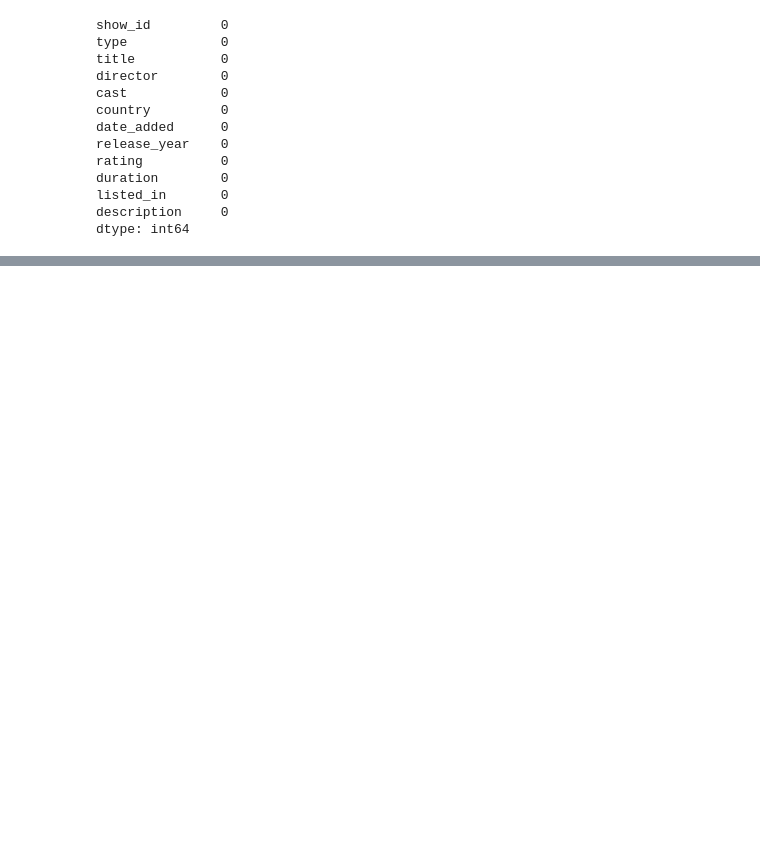
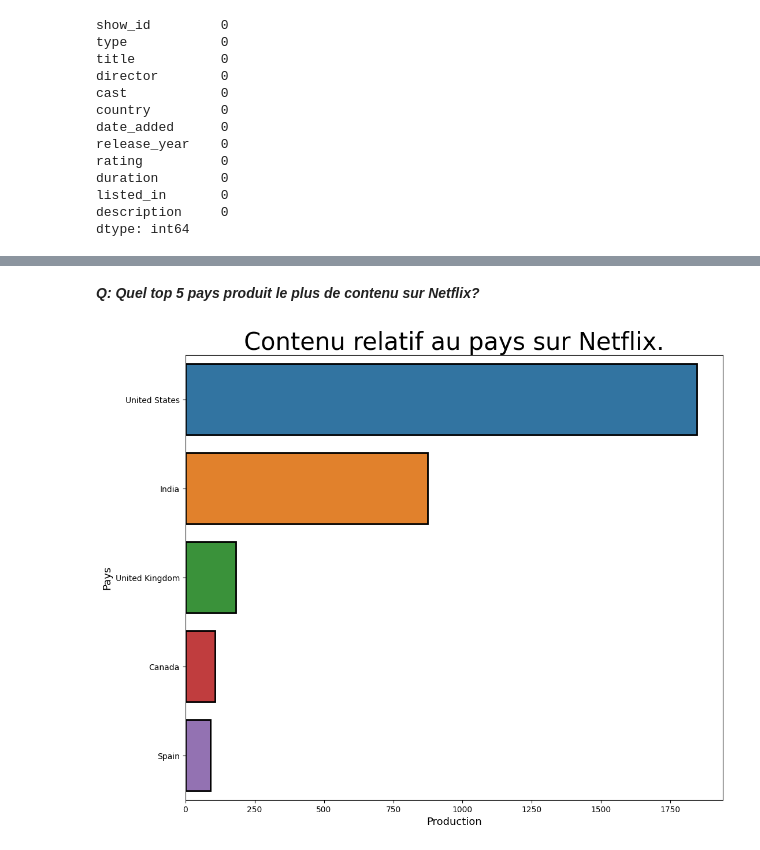
Before and after one commit to NamousNassim/Project_ADD, a Jupyter notebook: G2_08.ipynb, the cells around one changed output, grey strips where cells are left out. Drawn from its saved outputs; the diff is of its cells as text; code cells hidden in the pictures; blank space fills up the shorter version.

```diff
--- a/G2_08.ipynb
+++ b/G2_08.ipynb
@@ -142,0 +165,11 @@ dtype: int64
+# %% [markdown]
+***Q: Quel top 5 pays produit le plus de contenu sur Netflix?***
+# %%
+plt.figure(figsize=(12,10))
+sns.countplot(y='country',order=df['country'].value_counts().index[0:5],data=df,ec='black',lw=2)
+plt.title('Contenu relatif au pays sur Netflix.',fontsize=30)
+plt.ylabel('Pays',fontsize=13)
+plt.xlabel('Production',fontsize=13)
+plt.show()
+# %% [output]
+[figure, added]
```
Also changed, not shown: parts of 18 cells of this notebook.
